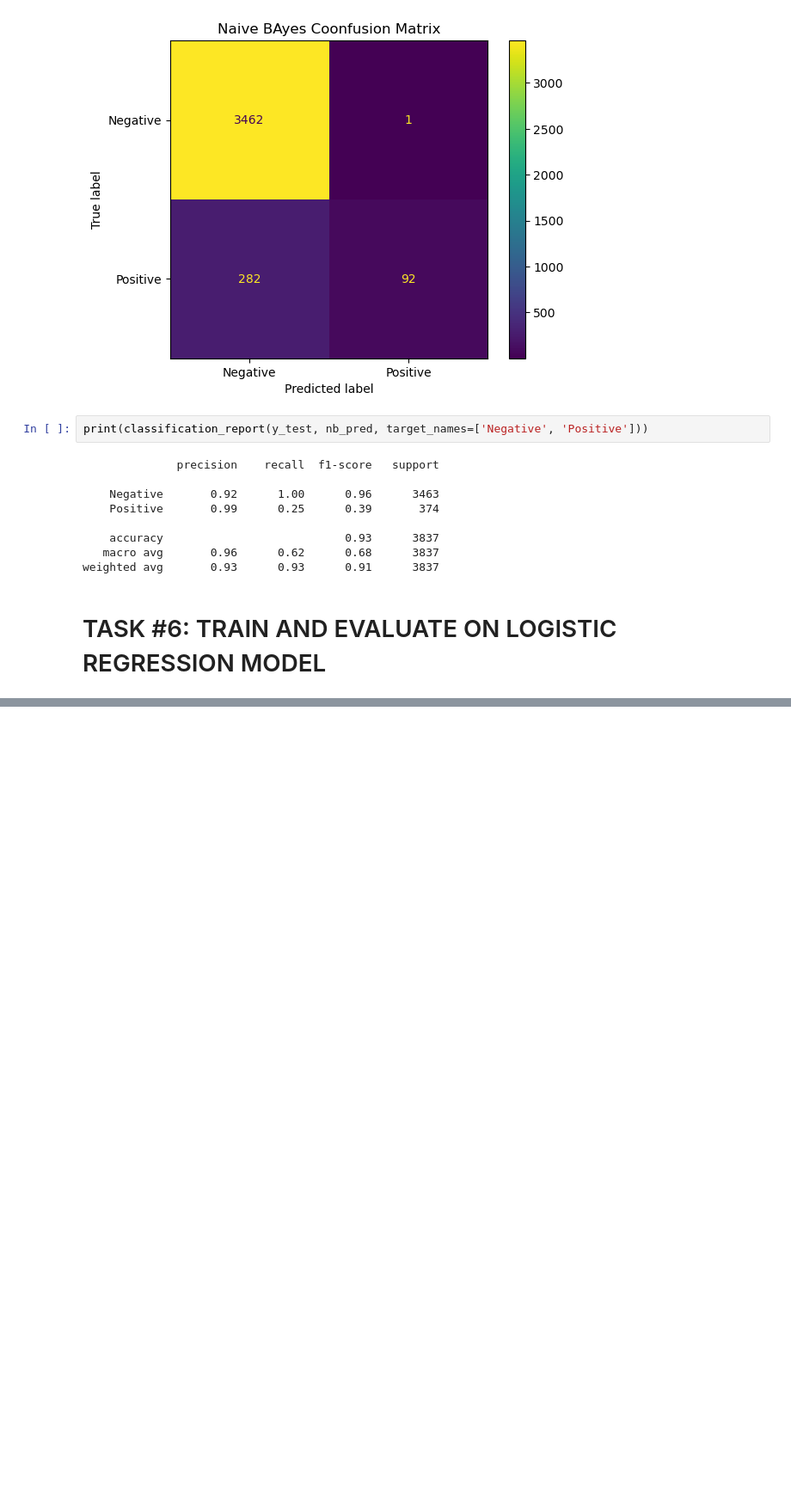
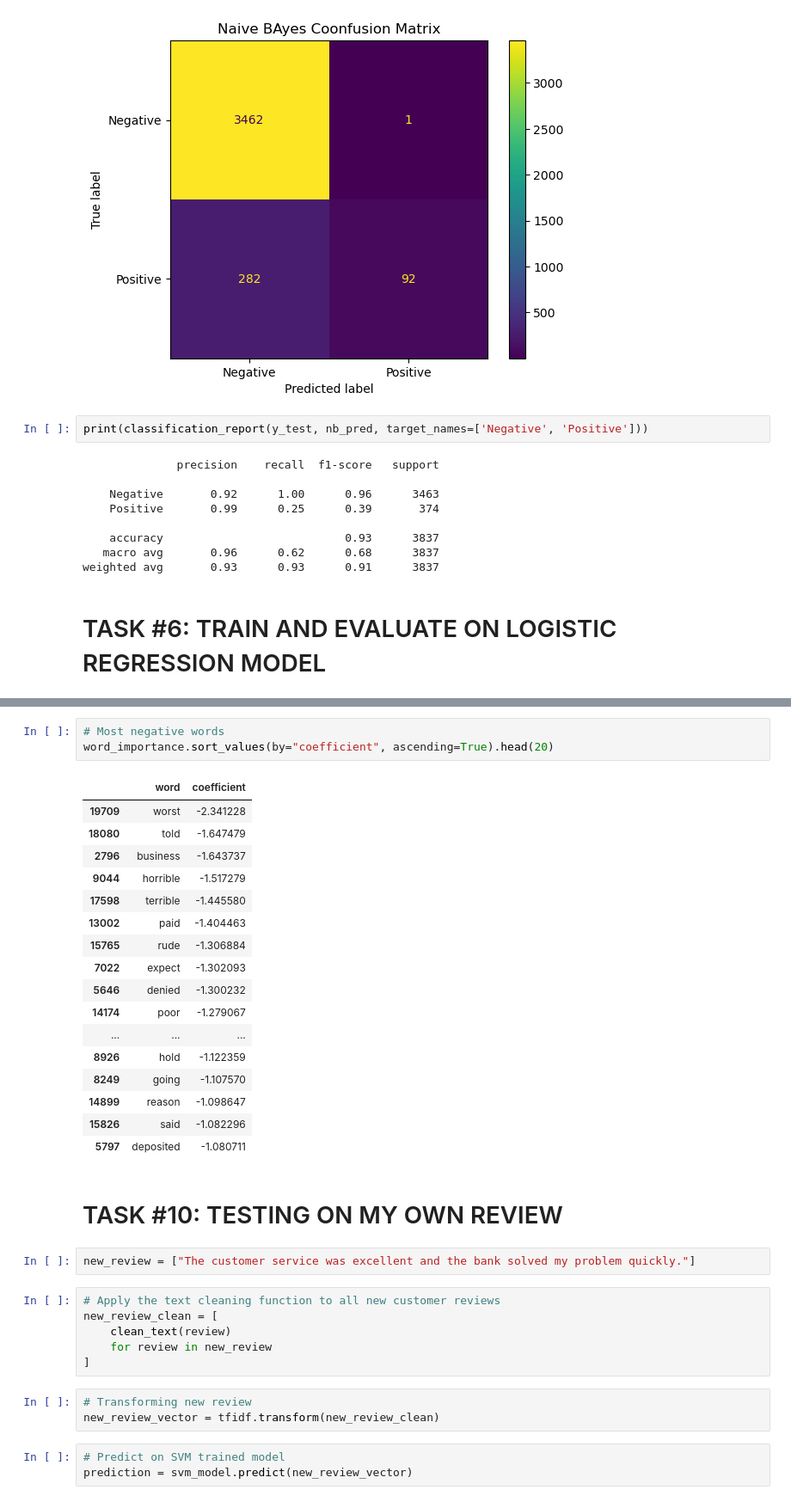
Before and after one commit to ranjansinghds/Bank-Customer-Review-Sentiment-Analysis-Project, a Jupyter notebook: Bank_Customer_Review_Department_Project.ipynb, the cells around one changed output, grey strips where cells are left out. Shown at 86% size. Cells and saved outputs as stored; diff of their text form; blank space fills up the shorter version.

```diff
--- a/Bank_Customer_Review_Department_Project.ipynb
+++ b/Bank_Customer_Review_Department_Project.ipynb
@@ -432,0 +621,37 @@ weighted avg       0.93      0.93      0.91      3837
+# %%
+# Most negative words
+word_importance.sort_values(by="coefficient", ascending=True).head(20)
+# %% [output]
+|  | word | coefficient |
+| 19709 | worst | -2.341228 |
+| 18080 | told | -1.647479 |
+| 2796 | business | -1.643737 |
+| 9044 | horrible | -1.517279 |
+| 17598 | terrible | -1.445580 |
+| 13002 | paid | -1.404463 |
+| 15765 | rude | -1.306884 |
+| 7022 | expect | -1.302093 |
+| 5646 | denied | -1.300232 |
+| 14174 | poor | -1.279067 |
+| ... | ... | ... |
+| 8926 | hold | -1.122359 |
+| 8249 | going | -1.107570 |
+| 14899 | reason | -1.098647 |
+| 15826 | said | -1.082296 |
+| 5797 | deposited | -1.080711 |
+# %% [markdown]
+# TASK #10: TESTING ON MY OWN REVIEW
+# %%
+new_review = ["The customer service was excellent and the bank solved my problem quickly."]
+# %%
+# Apply the text cleaning function to all new customer reviews
+new_review_clean = [
+    clean_text(review)
+    for review in new_review
+]
+# %%
+# Transforming new review
+new_review_vector = tfidf.transform(new_review_clean)
+# %%
+# Predict on SVM trained model
+prediction = svm_model.predict(new_review_vector)
```
Also changed, not shown: parts of 34 cells of this notebook.
